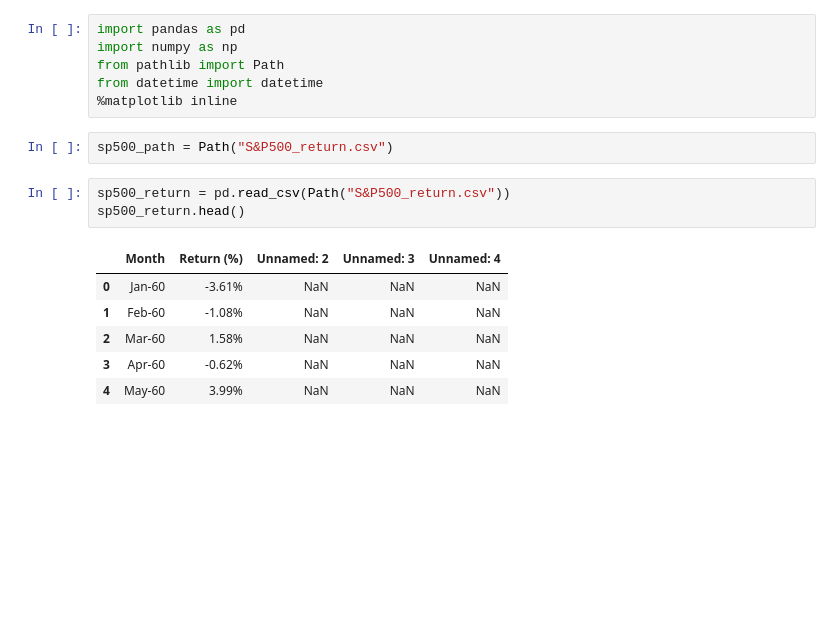
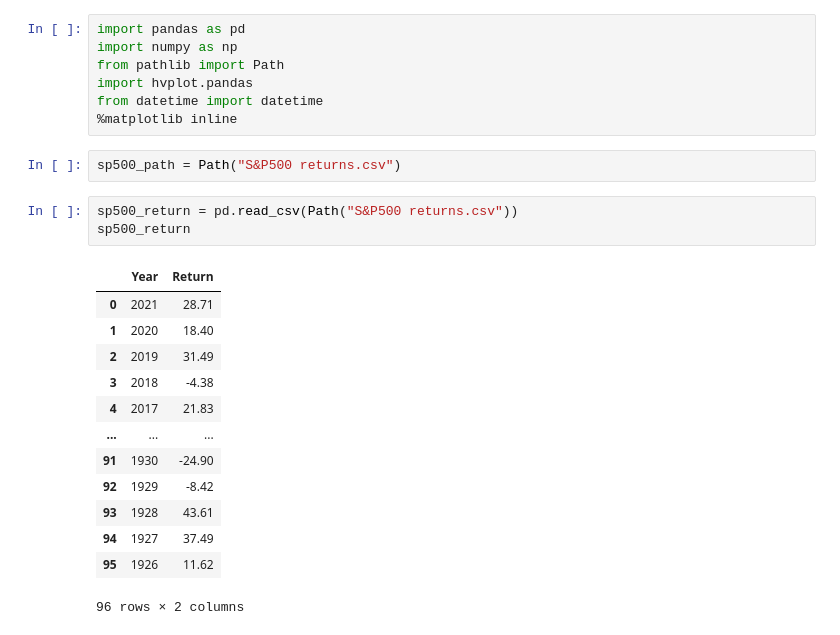
Before and after one commit to malrepos/FirstGroup, a Jupyter notebook: s&p500_return.ipynb, the cells around one changed output. Drawn from its saved outputs; the diff is of its cells as text; blank space fills up the shorter version.

```diff
--- a/s&p500_return.ipynb
+++ b/s&p500_return.ipynb
@@ -2,17 +2,25 @@
 import pandas as pd
 import numpy as np
 from pathlib import Path
+import hvplot.pandas
 from datetime import datetime
 %matplotlib inline
 # %%
-sp500_path = Path("S&P500_return.csv")
+sp500_path = Path("S&P500 returns.csv")
 # %%
-sp500_return = pd.read_csv(Path("S&P500_return.csv"))
-sp500_return.head()
+sp500_return = pd.read_csv(Path("S&P500 returns.csv"))
+sp500_return
 # %% [output]
-|  | Month | Return (%) | Unnamed: 2 | Unnamed: 3 | Unnamed: 4 |
-| 0 | Jan-60 | -3.61% | NaN | NaN | NaN |
-| 1 | Feb-60 | -1.08% | NaN | NaN | NaN |
-| 2 | Mar-60 | 1.58% | NaN | NaN | NaN |
-| 3 | Apr-60 | -0.62% | NaN | NaN | NaN |
-| 4 | May-60 | 3.99% | NaN | NaN | NaN |
+|  | Year | Return |
+| 0 | 2021 | 28.71 |
+| 1 | 2020 | 18.40 |
+| 2 | 2019 | 31.49 |
+| 3 | 2018 | -4.38 |
+| 4 | 2017 | 21.83 |
+| ... | ... | ... |
+| 91 | 1930 | -24.90 |
+| 92 | 1929 | -8.42 |
+| 93 | 1928 | 43.61 |
+| 94 | 1927 | 37.49 |
+| 95 | 1926 | 11.62 |
+96 rows × 2 columns
```
Also changed, not shown: parts of 11 cells of this notebook, 1 other file.
